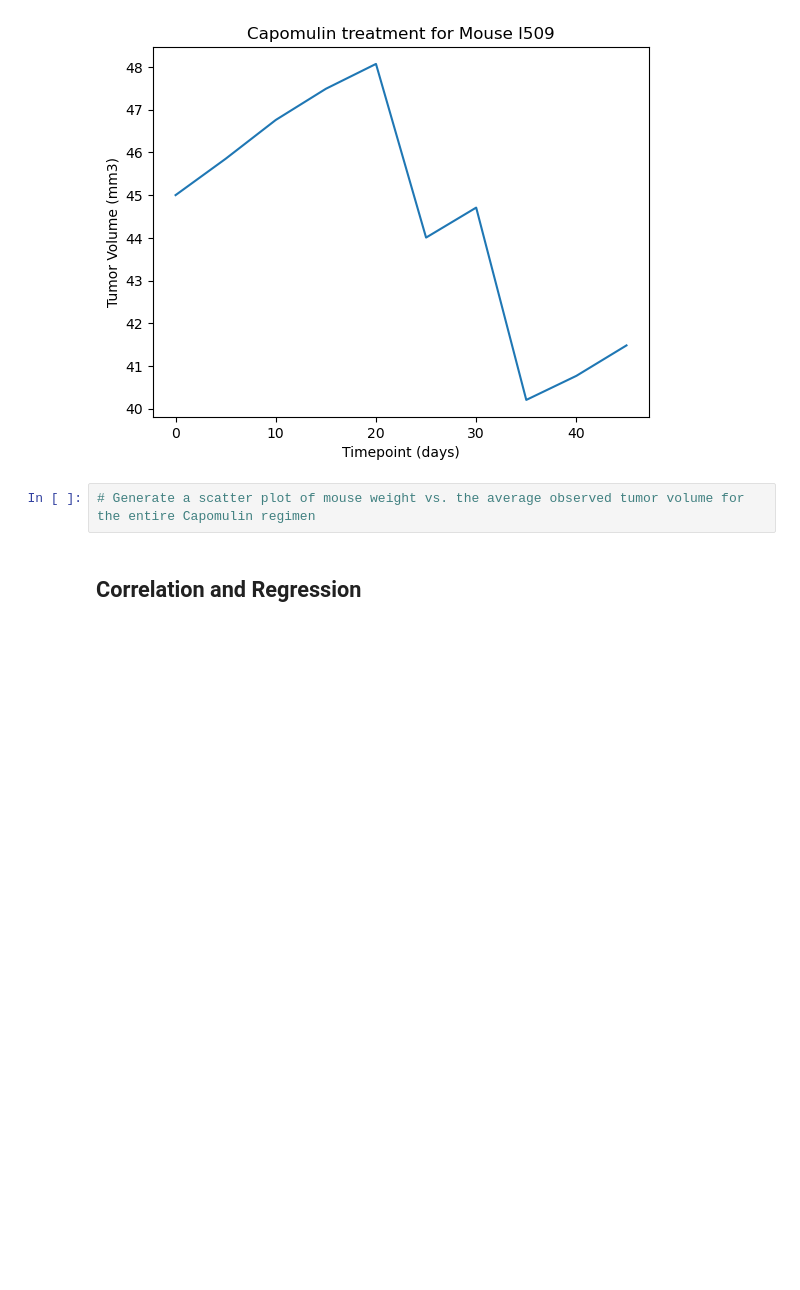
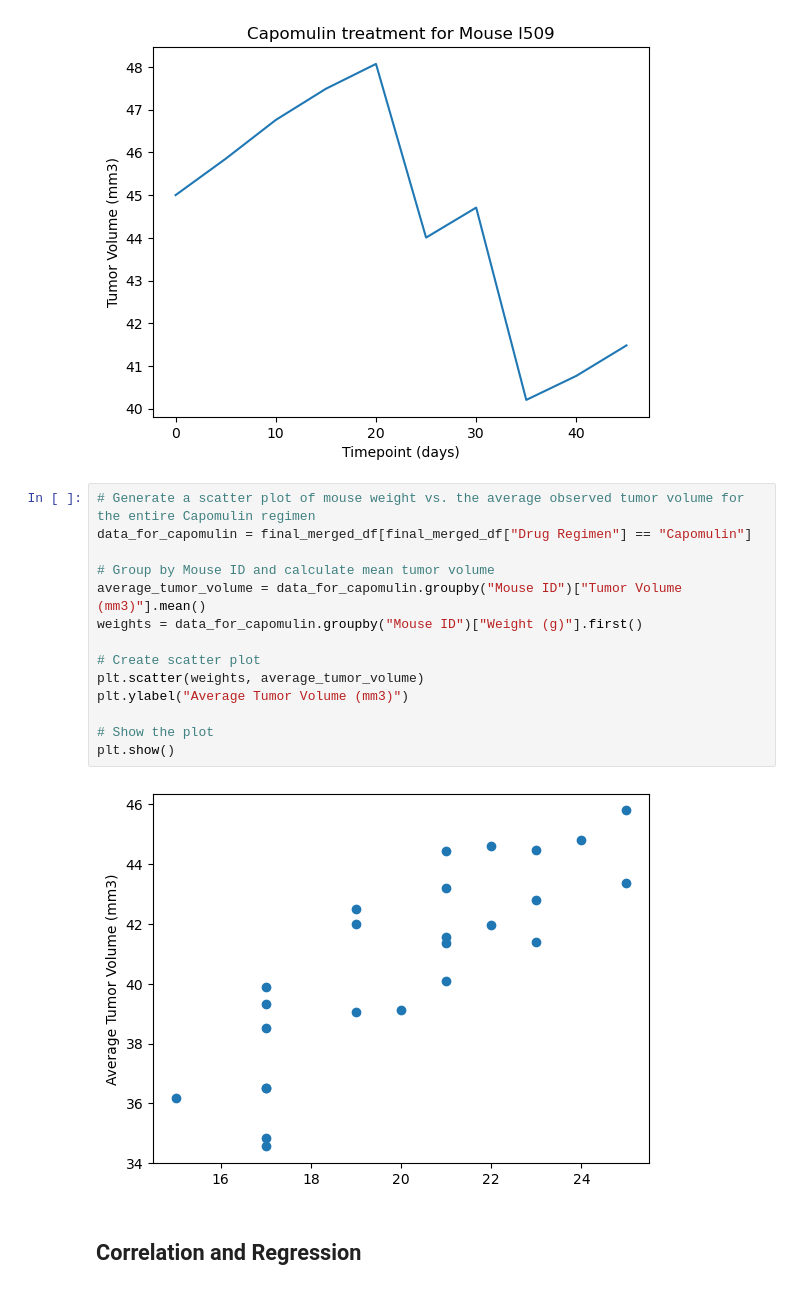
Before and after one commit to girishp/matplotlib-challenge, a Jupyter notebook: Pymaceuticals/pymaceuticals.ipynb, the cells around one changed output. Drawn from its saved outputs; the diff is of its cells as text; blank space fills up the shorter version.

Commit message:
scatter plot and correlation

```diff
--- a/Pymaceuticals/pymaceuticals.ipynb
+++ b/Pymaceuticals/pymaceuticals.ipynb
@@ -328,8 +328,22 @@ data_for_capomulin.plot(x="Timepoint",
 plt.show()
 # %% [output]
 [figure]
-# %%
-# Generate a scatter plot of mouse weight vs. the average observed tumor volume for the entire Capomulin regimen
+# %%
+# Generate a scatter plot of mouse weight vs. the average observed tumor volume for the entire Capomulin regimen
+data_for_capomulin = final_merged_df[final_merged_df["Drug Regimen"] == "Capomulin"]
+
+# Group by Mouse ID and calculate mean tumor volume
+average_tumor_volume = data_for_capomulin.groupby("Mouse ID")["Tumor Volume (mm3)"].mean()
+weights = data_for_capomulin.groupby("Mouse ID")["Weight (g)"].first()
+
+# Create scatter plot
+plt.scatter(weights, average_tumor_volume)
+plt.ylabel("Average Tumor Volume (mm3)")
+
+# Show the plot
+plt.show()
+# %% [output]
+[figure, added]
 # %% [markdown]
 ## Correlation and Regression
 # %%
```
Also changed, not shown: parts of 1 cell of this notebook.
